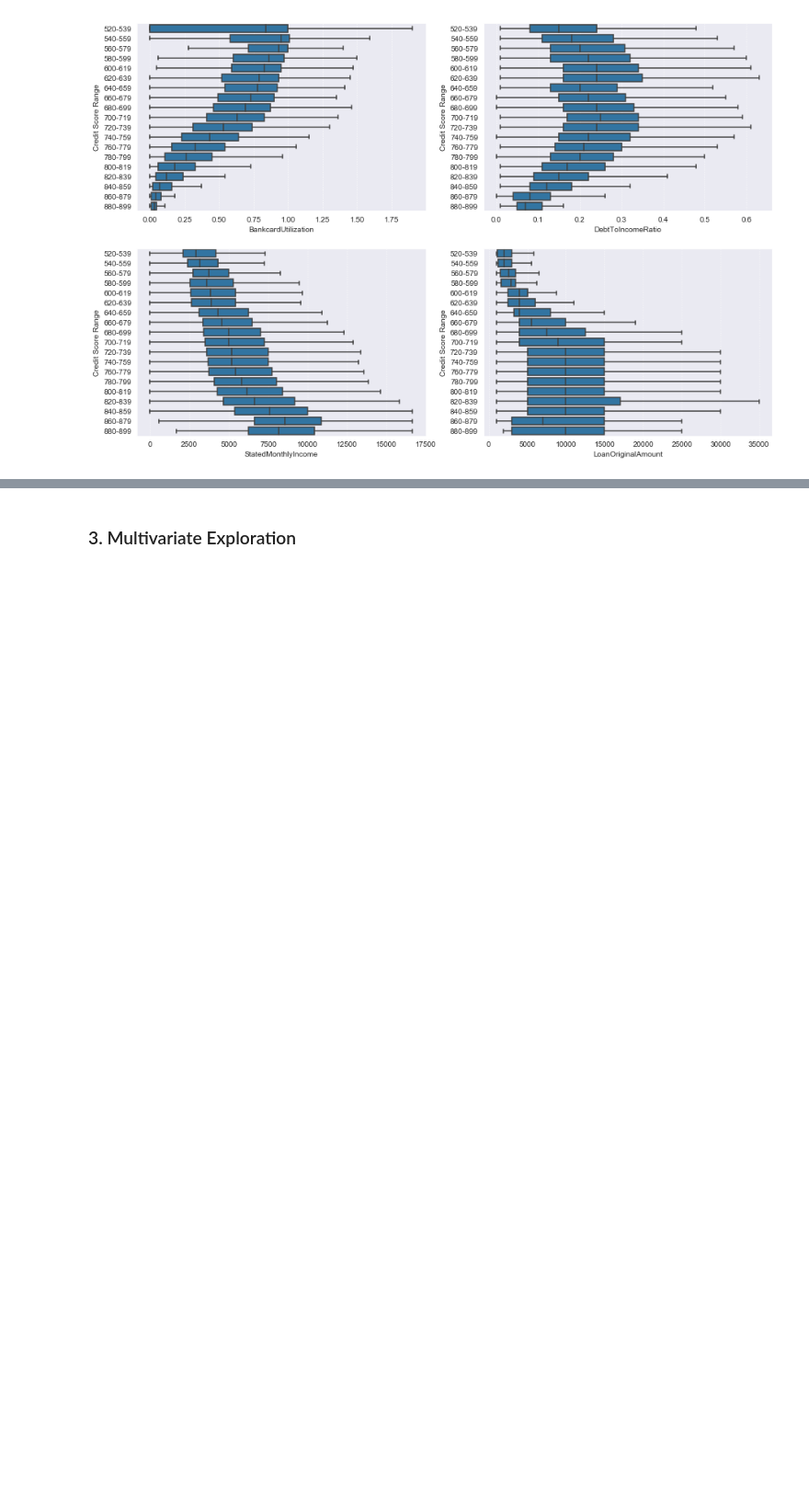
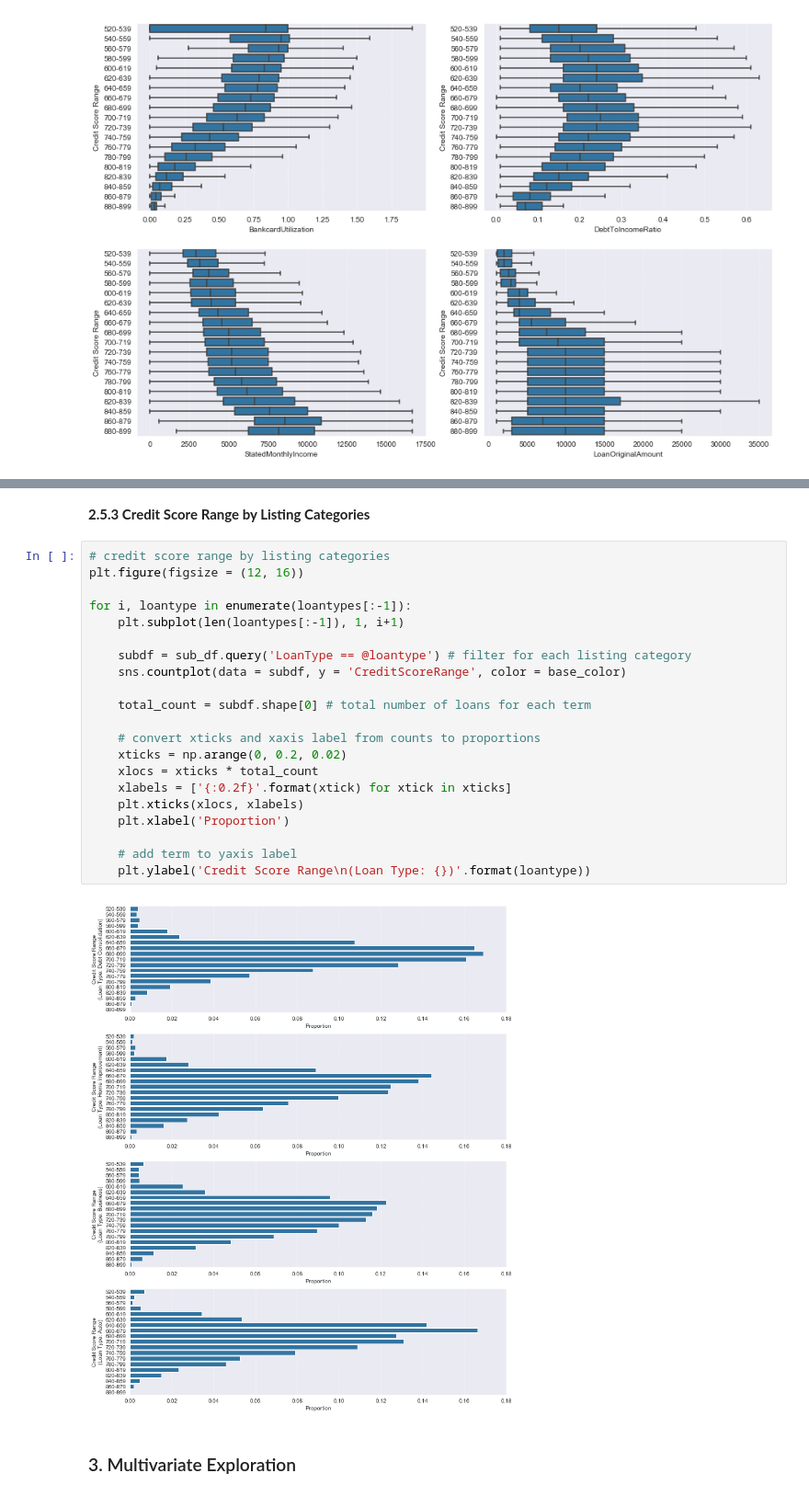
Before and after one commit to jinwanchen/p4-prosper-loan-data-visualization, a Jupyter notebook: part1_exploratory_da.ipynb, the cells around one changed output, grey strips where cells are left out. Shown at 92% size. Drawn from its saved outputs; the diff is of its cells as text; blank space fills up the shorter version.

```diff
--- a/part1_exploratory_da.ipynb
+++ b/part1_exploratory_da.ipynb
@@ -942,2 +1000,27 @@ for i in range(len(continuous_var)):
+# %% [markdown]
+__2.5.3 Credit Score Range by Listing Categories__
+# %%
+# credit score range by listing categories
+plt.figure(figsize = (12, 16))
+
+for i, loantype in enumerate(loantypes[:-1]):
+    plt.subplot(len(loantypes[:-1]), 1, i+1)
+
+    subdf = sub_df.query('LoanType == @loantype') # filter for each listing category
+    sns.countplot(data = subdf, y = 'CreditScoreRange', color = base_color)
+
+    total_count = subdf.shape[0] # total number of loans for each term
+
+    # convert xticks and xaxis label from counts to proportions
+    xticks = np.arange(0, 0.2, 0.02)
+    xlocs = xticks * total_count
+    xlabels = ['{:0.2f}'.format(xtick) for xtick in xticks]
+    plt.xticks(xlocs, xlabels)
+    plt.xlabel('Proportion')
+
+    # add term to yaxis label
+    plt.ylabel('Credit Score Range\n(Loan Type: {})'.format(loantype))
+# %% [output]
+[figure, added]
 # %% [markdown]
 ### 3. Multivariate Exploration
```
Also changed, not shown: parts of 10 cells of this notebook.
